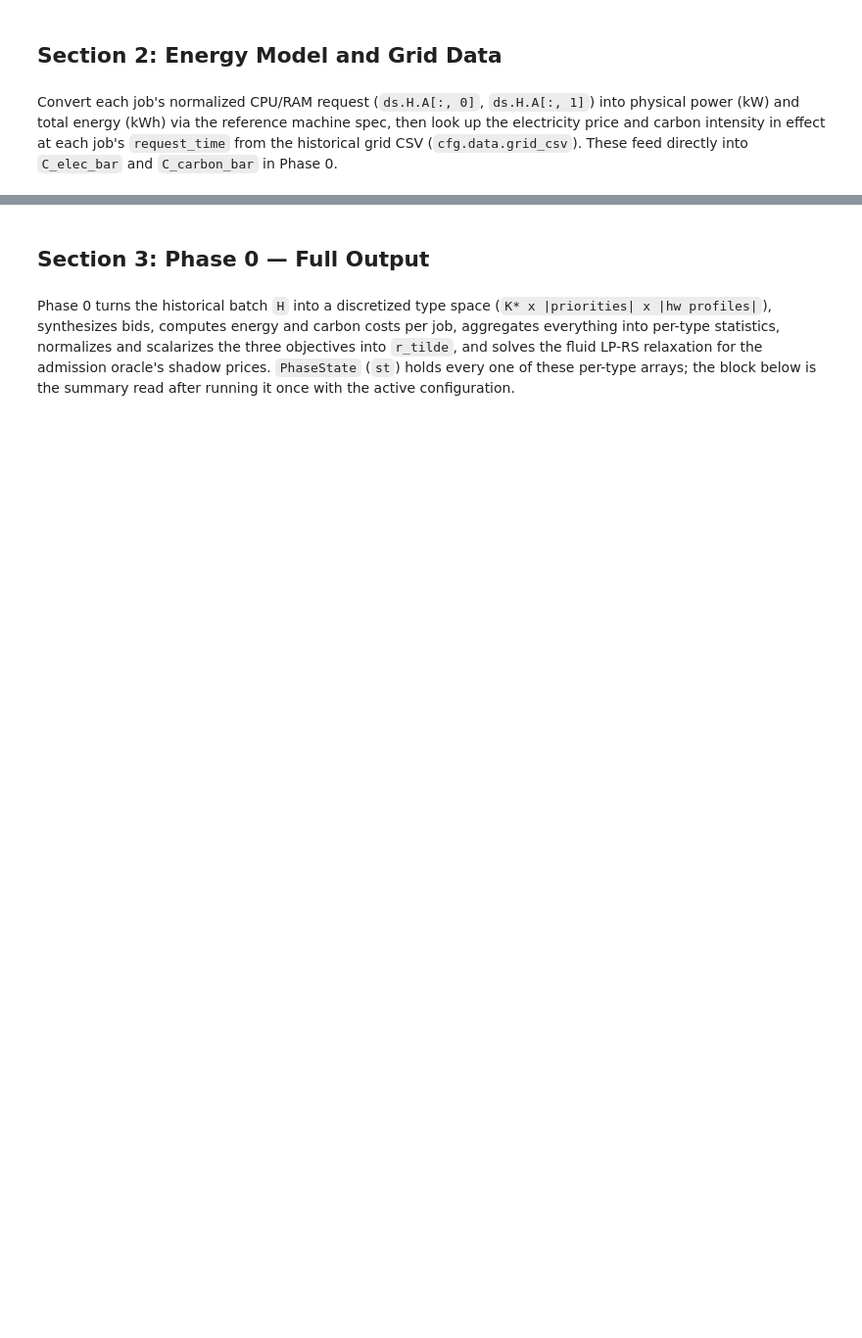
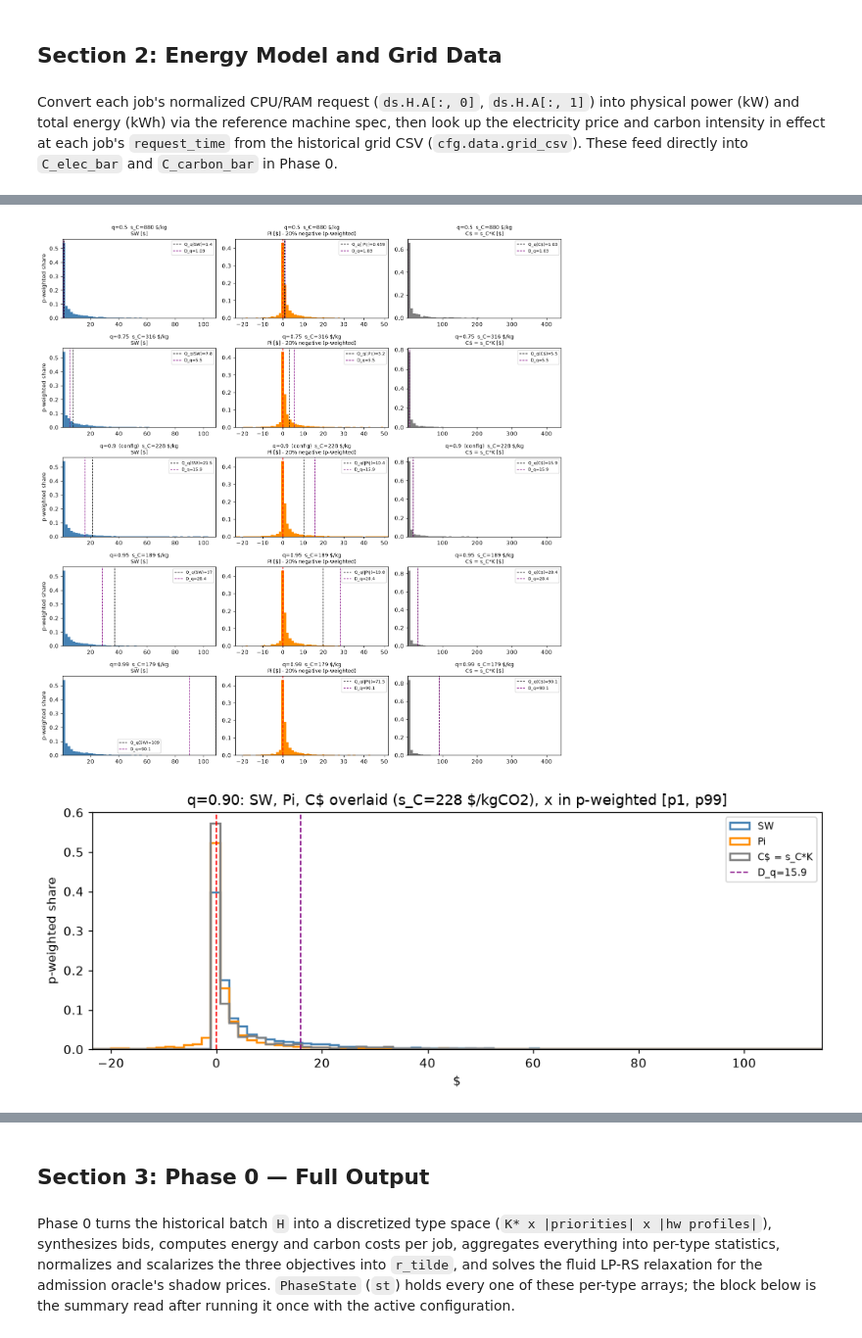
Before and after one commit to dangolofrancesco/dlent_rt, a Jupyter notebook: notebooks/01_phase0_diagnostics.ipynb, the cells around one changed output, grey strips where cells are left out. Shown at 98% size. Cells and saved outputs as stored; diff of their text form; code cells hidden in the pictures; blank space fills up the shorter version.

```diff
--- a/notebooks/01_phase0_diagnostics.ipynb
+++ b/notebooks/01_phase0_diagnostics.ipynb
@@ -343,0 +372,15 @@ CI range:    [0.3152, 0.4754] kgCO2/kWh
+# %%
+PCTS = [("p5", 0.05), ("p50", 0.50), ("p90", 0.90), ("p95", 0.95), ("p99", 0.99)]
+rows_b = []
+for q in Q_LIST:
+    s = scales[q]
+    for name, x in (("SW", SW0), ("Pi", PI0), ("C$ = s_C*K", s["s_C"] * K0)):
+        row = {"q": q, "objective": name, "min": x.min()}
+        row.update({k: wq(x, v) for k, v in PCTS})
+        row["max"] = x.max()
+        row["D_q"] = s["D_q"]
+        row["coverage [0, D_q] %"] = 100 * w0[(x >= 0) & (x <= s["D_q"])].sum() / w0.sum()
+        rows_b.append(row)
+table_b = pd.DataFrame(rows_b).set_index(["q", "objective"])
+display(table_b.style.format(precision=4).apply(
+    lambda r: ["background-color: #fff3cd" if r.name[0] == Q_DEFAULT else "" for _ in r], axis=1))
@@ -343,0 +411,43 @@ CI range:    [0.3152, 0.4754] kgCO2/kWh
+# %%
+cols_c = [("SW [\\$]", lambda s: SW0, "steelblue", lambda s: s["Q_sw"], "Q_q(SW)"),
+          ("Pi [\\$]", lambda s: PI0, "darkorange", lambda s: s["Q_abs_pi"], "Q_q(|Pi|)"),
+          ("C\\$ = s_C*K [\\$]", lambda s: s["s_C"] * K0, "gray", lambda s: s["s_C"] * s["K_q"], "Q_q(C\\$)")]
+xr = []
+for _, f, _, _, _ in cols_c:
+    xs = [f(scales[q]) for q in Q_LIST]
+    xr.append((min(wq(x, 0.01) for x in xs), max(wq(x, 0.99) for x in xs)))
+
+fig, axes = plt.subplots(len(Q_LIST), 3, figsize=(13, 2.7 * len(Q_LIST)), squeeze=False)
+for r, q in enumerate(Q_LIST):
+    s = scales[q]
+    for c, (name, f, color, fq, qlab) in enumerate(cols_c):
+        ax, x, (lo, hi) = axes[r, c], f(s), xr[c]
+        ax.hist(x, bins=60, range=(lo, hi), weights=w0 / w0.sum(), color=color)
+        ax.axvline(fq(s), color="k", ls="--", lw=1, label=f"{qlab}={fq(s):.3g}")
+        ax.axvline(s["D_q"], color="purple", ls="--", lw=1, label=f"D_q={s['D_q']:.3g}")
+        ax.set_xlim(lo, hi)
+        title = f"q={q}{'  (config)' if q == Q_DEFAULT else ''}  s_C={s['s_C']:.3g} \\$/kg\n{name}"
+        if c == 1:
+            ax.axvline(0, color="r", ls="--")
+            title += f" - {100 * w0[x < 0].sum() / w0.sum():.0f}% negative (p-weighted)"
+        ax.set_title(title, fontsize=9)
+        ax.legend(fontsize=7)
+        if c == 0:
+            ax.set_ylabel("p-weighted share")
+plt.tight_layout(); plt.show()
+
+# compact overlay at q = 0.90
+s90 = scales[0.90]
+ov = [("SW", SW0, "steelblue"), ("Pi", PI0, "darkorange"), ("C\\$ = s_C*K", s90["s_C"] * K0, "gray")]
+lo = min(wq(x, 0.01) for _, x, _ in ov); hi = max(wq(x, 0.99) for _, x, _ in ov)
+fig, ax = plt.subplots(figsize=(9, 3.6))
+for name, x, color in ov:
+    ax.hist(x, bins=80, range=(lo, hi), weights=w0 / w0.sum(), histtype="step", lw=1.6, color=color, label=name)
+ax.axvline(s90["D_q"], color="purple", ls="--", lw=1, label=f"D_q={s90['D_q']:.3g}")
+ax.axvline(0, color="r", ls="--", lw=1)
+ax.set_xlim(lo, hi); ax.set_xlabel("\\$"); ax.set_ylabel("p-weighted share")
+ax.set_title(f"q=0.90: SW, Pi, C\\$ overlaid (s_C={s90['s_C']:.3g} \\$/kgCO2), x in p-weighted [p1, p99]")
+ax.legend(fontsize=8); plt.tight_layout(); plt.show()
+# %% [output]
+[figure, added]
+[figure, added]
```
Also changed, not shown: parts of 64 cells of this notebook, 20 other files.
